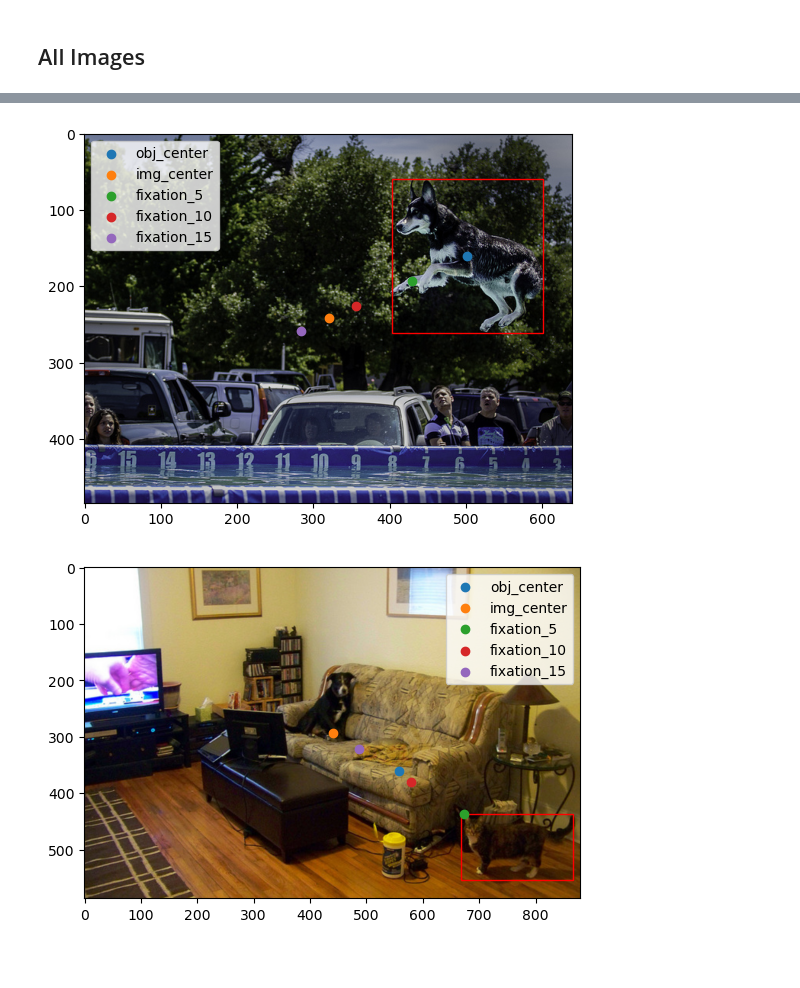
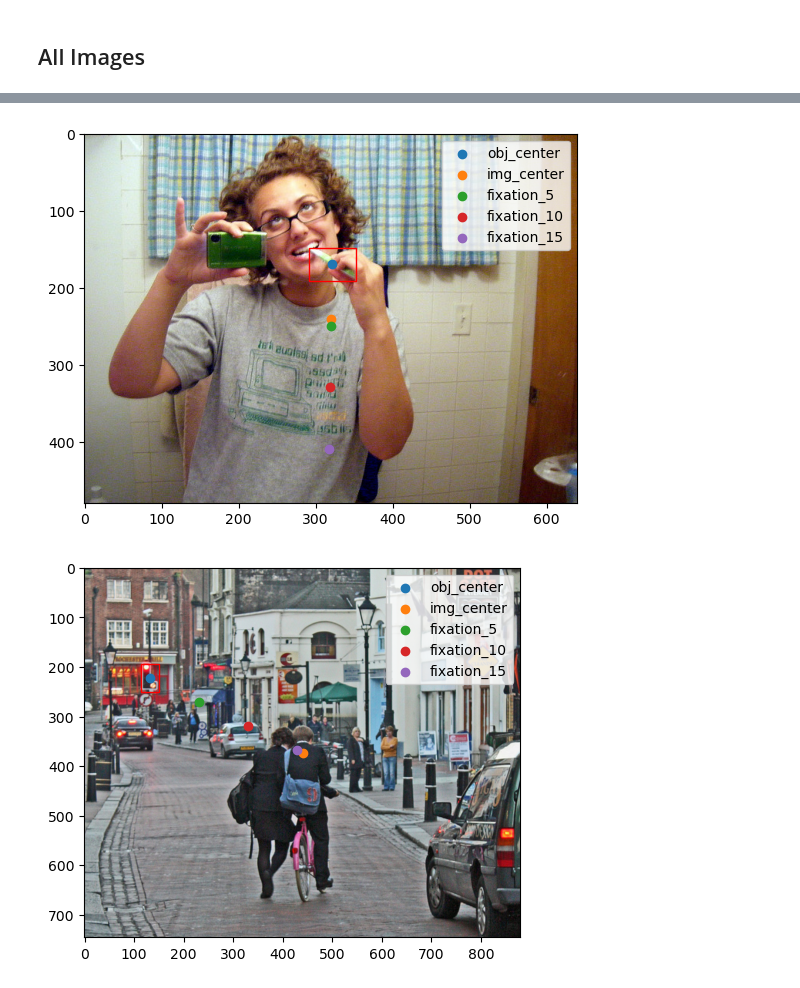
Before and after one commit to RosenholtzLab/TTM, a Jupyter notebook: CreateCueLocs.ipynb, the cells around one changed output, grey strips where cells are left out. Saved outputs shown, nothing was run; the diff lists cells and outputs as text; code cells hidden in the pictures; blank space fills up the shorter version.

```diff
--- a/CreateCueLocs.ipynb
+++ b/CreateCueLocs.ipynb
@@ -14,14 +14,17 @@ import matplotlib.patches as patches
 
 import glob
 # %%
-imnum = '000000532761';
-bbx_xywh = (117,191,65,46)
+#imnum = '000000532761';
+imnum = '000000579635';
+bbx_xywh = (463,304,34,12)
+#bbx_xywh = (117,191,65,46)
 #bbx_xywh = (500,150,65,46)
 
 ppd = 16
 
 #read in image
-im = cv2.imread(f'/home/gridsan/vdutell/RosenholtzLab_shared/val2017_select/{imnum}.jpg')
+#im = cv2.imread(f'/home/gridsan/vdutell/RosenholtzLab_shared/val2017_select/{imnum}.jpg')
+im = cv2.imread(f'/home/gridsan/vdutell/RosenholtzLab_shared/cocop_stims/{imnum}.jpg')
 im = cv2.cvtColor(im, cv2.COLOR_BGR2RGB)
 # %%
 def find_fixation_location(img, bbx_xywh, eccentricity, ppd, plot=False):
@@ -178,7 +181,14 @@ bbx_list.to_csv(f'/home/gridsan/vdutell/RosenholtzLab_shared/cocop_bbx_fixations
 #imnum = '000000543581'
 #imnum = '000000416837'
 #imnum = '000000545958' #cow
-imnum = '000000067213'
+# imnum = '000000067213'
+# imnum = '000000335529'
+# imnum = '000000391290'
+# imnum = '000000577864'
+# imnum = '000000569059'
+# imnum = '000000391290'
+# imnum = '000000577932'
+imnum = '000000507473'
 
 im = cv2.imread(f'/home/gridsan/vdutell/RosenholtzLab_shared/cocop_stims/{imnum}.jpg')
 im = cv2.cvtColor(im, cv2.COLOR_BGR2RGB)
@@ -198,33 +208,34 @@ for ecc in [5,10,15]:
 plt.legend()
 plt.show()
 # %% [output]
-[figure, old version]
+[figure, new version]
 # %%
 ## Test it out (22pdd)
 #imnum =  '000000532761'
 #imnum = '000000409211'
-imnum = '000000543581'
+#imnum = '000000543581'
+imnum = '000000577932'
 
 im = cv2.imread(f'/home/gridsan/vdutell/RosenholtzLab_shared/cocop_stims/{imnum}.jpg')
 im = cv2.cvtColor(im, cv2.COLOR_BGR2RGB)
 
 imsize_y = int(np.shape(im)[0]*(22/16))
 imsize_x = int(np.shape(im)[1]*(22/16))
 im = cv2.resize(im,(imsize_x,imsize_y))
 
 fig,ax = plt.subplots()
 ax.imshow(im)
 row = bbx_list.loc[bbx_list['image_name'] == f'{imnum}.jpg']
 rect = patches.Rectangle((row['bbx_x_22'].item(),
                           row['bbx_y_22'].item()),
                           row['bbx_w_22'].item(),
                           row['bbx_h_22'].item(), linewidth=1, edgecolor='r', facecolor='none')
 ax.add_patch(rect)
-plt.scatter(row['bbx_x_16'].item() + row['bbx_w_16'].item()//2, row['bbx_y_16'].item() + row['bbx_h_16'].item()//2,label='obj_center')
+plt.scatter(row['bbx_x_22'].item() + row['bbx_w_22'].item()//2, row['bbx_y_22'].item() + row['bbx_h_22'].item()//2,label='obj_center')
 plt.scatter(row['imsize_x_22'].item()//2, row['imsize_y_22'].item()//2,label='img_center')
 for ecc in [5,10,15]:
     plt.scatter(row[f'fx_x_22_{ecc}'].item(),row[f'fx_y_22_{ecc}'].item(),label=f'fixation_{ecc}')
 plt.legend()
 plt.show()
 # %% [output]
-[figure, old version]
+[figure, new version]
```
Also changed, not shown: parts of 6 cells of this notebook, 3 other files.
